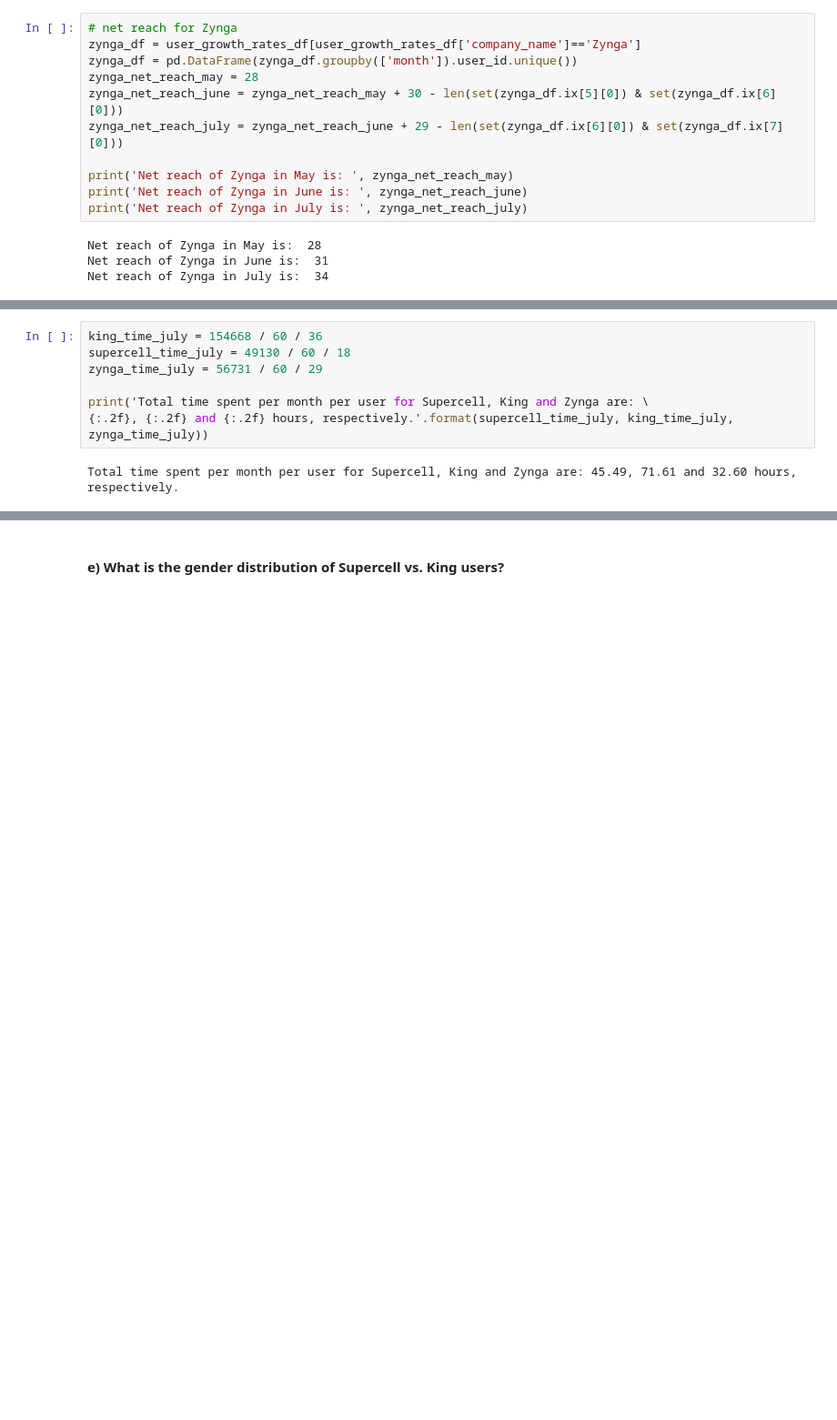
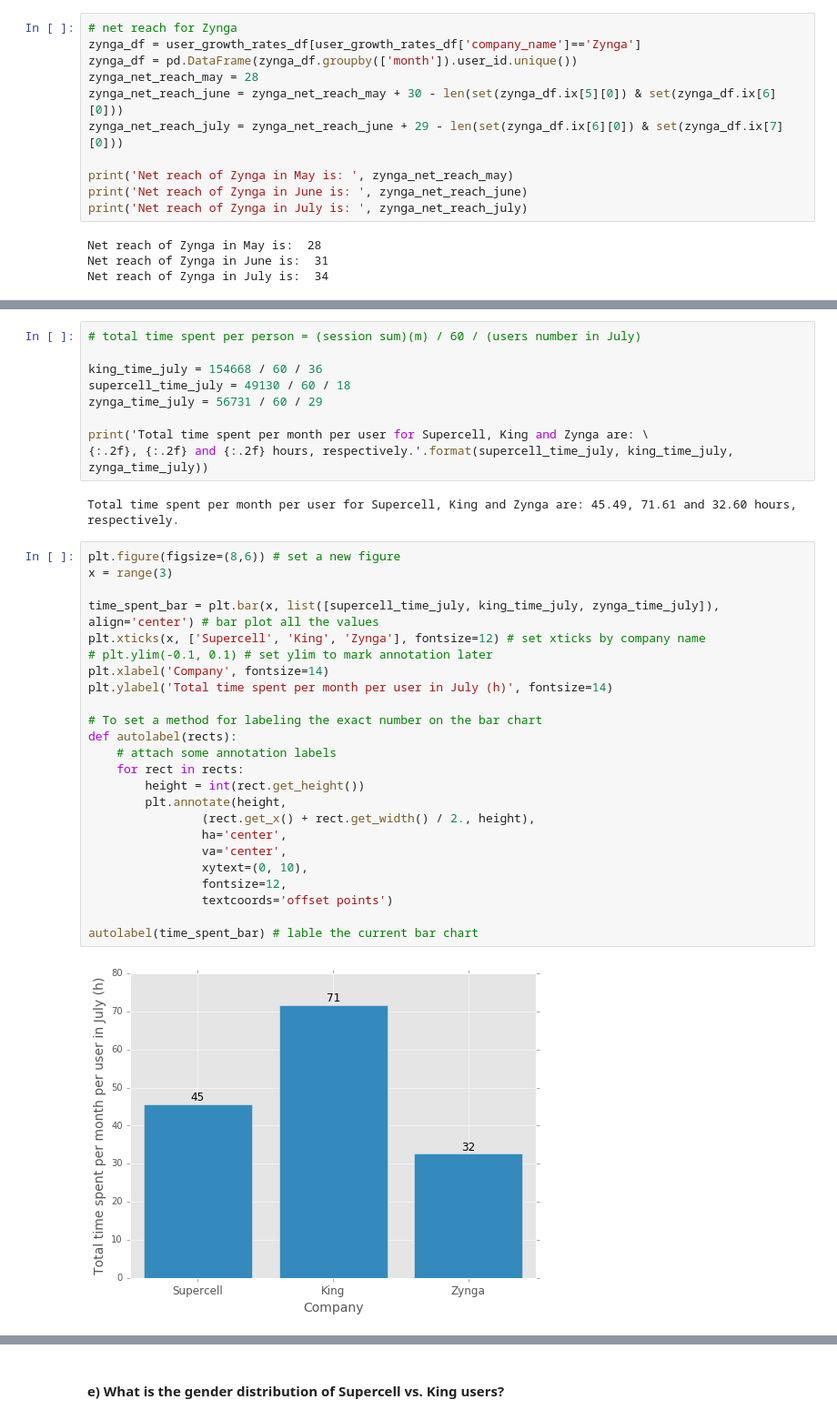
Before and after one commit to burun/Verto-Analytics-assignment, a Jupyter notebook: Assignment 1.ipynb, the cells around one changed output, grey strips where cells are left out. Shown: that part at 91% size. Drawn from its saved outputs; the diff is of its cells as text; blank space fills up the shorter version.

```diff
--- a/Assignment 1.ipynb
+++ b/Assignment 1.ipynb
@@ -213,6 +277,8 @@ Zynga         5         54898.0
               7         56731.0
 Name: duration, dtype: float64
 # %%
+# total time spent per person = (session sum)(m) / 60 / (users number in July)
+
 king_time_july = 154668 / 60 / 36
 supercell_time_july = 49130 / 60 / 18
 zynga_time_july = 56731 / 60 / 29
@@ -221,5 +287,31 @@ print('Total time spent per month per user for Supercell, King and Zynga are: \
 {:.2f}, {:.2f} and {:.2f} hours, respectively.'.format(supercell_time_july, king_time_july, zynga_time_july))
 # %% [output]
 Total time spent per month per user for Supercell, King and Zynga are: 45.49, 71.61 and 32.60 hours, respectively.
+# %%
+plt.figure(figsize=(8,6)) # set a new figure
+x = range(3)
+
+time_spent_bar = plt.bar(x, list([supercell_time_july, king_time_july, zynga_time_july]), align='center') # bar plot all the values
+plt.xticks(x, ['Supercell', 'King', 'Zynga'], fontsize=12) # set xticks by company name
+# plt.ylim(-0.1, 0.1) # set ylim to mark annotation later
+plt.xlabel('Company', fontsize=14)
+plt.ylabel('Total time spent per month per user in July (h)', fontsize=14)
+
+# To set a method for labeling the exact number on the bar chart
+def autolabel(rects):
+    # attach some annotation labels
+    for rect in rects:
+        height = int(rect.get_height())
+        plt.annotate(height,
+                (rect.get_x() + rect.get_width() / 2., height),
+                ha='center',
+                va='center',
+                xytext=(0, 10),
+                fontsize=12,
+                textcoords='offset points')
+
+autolabel(time_spent_bar) # lable the current bar chart
+# %% [output]
+[figure, added]
 # %% [markdown]
 #### d) Which of Supercell, King and Zynga had the largest average session duration in June?
```
Also changed, not shown: parts of 45 cells of this notebook.
